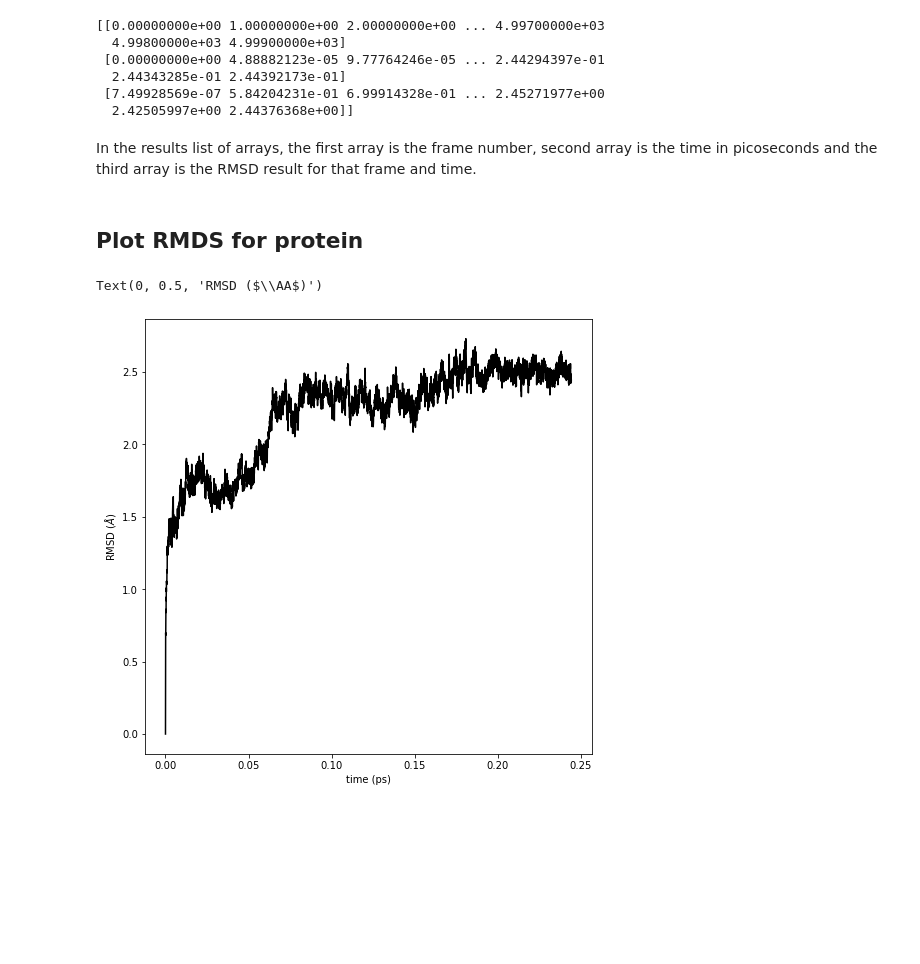
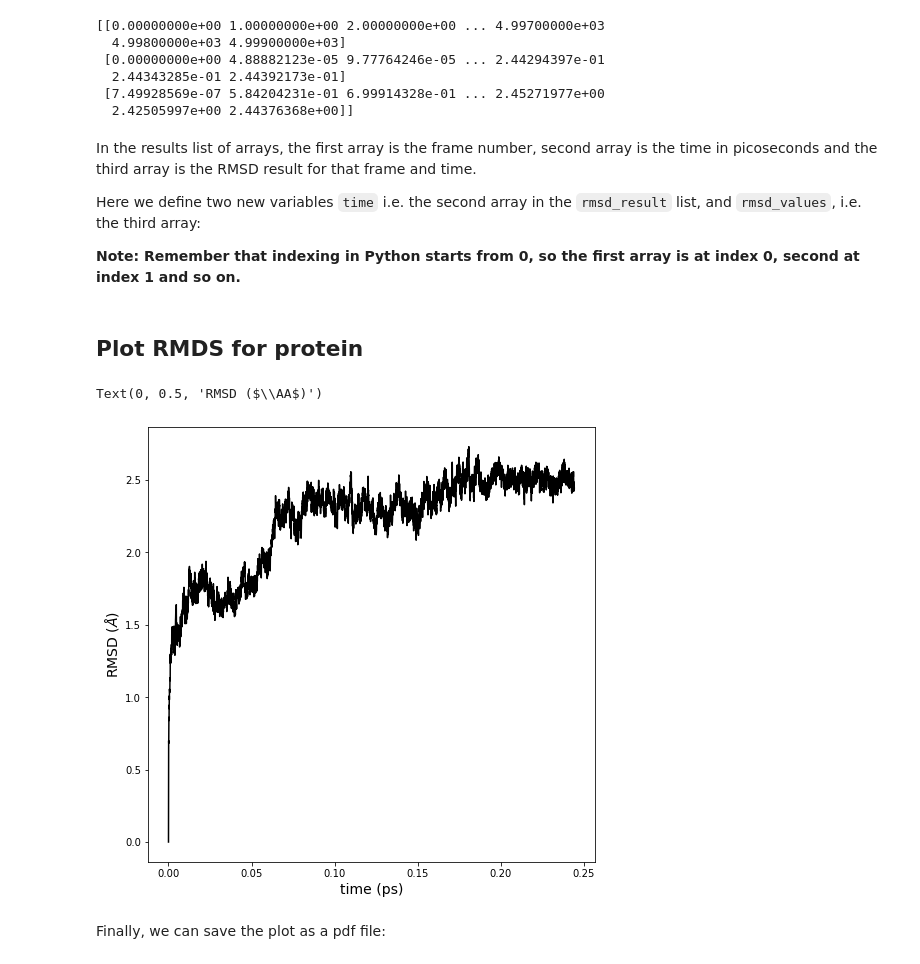
Before and after one commit to jasmin-guven/basic_dynamic_analysis, a Jupyter notebook: analyse.ipynb, the cells around one changed output. Cells and saved outputs as stored; diff of their text form; code cells hidden in the pictures; blank space fills up the shorter version.

```diff
--- a/analyse.ipynb
+++ b/analyse.ipynb
@@ -64,6 +114,10 @@ print(rmsd_result)
   2.42505997e+00 2.44376368e+00]]
 # %% [markdown]
 In the results list of arrays, the first array is the frame number, second array is the time in picoseconds and the third array is the RMSD result for that frame and time.
+
+Here we define two new variables `time` i.e. the second array in the `rmsd_result` list, and `rmsd_values`, i.e. the third array:
+
+**Note: Remember that indexing in Python starts from 0, so the first array is at index 0, second at index 1 and so on.**
 # %%
 time = rmsd_result[1]
 rmsd_values = rmsd_result[2]
@@ -72,9 +126,11 @@ rmsd_values = rmsd_result[2]
 # %%
 fig = plt.figure(figsize=(8, 8))
 ax = fig.add_subplot(111)
 ax.plot(time, rmsd_values, "k-")
 ax.set_xlabel("time (ps)", fontsize = 14)
-ax.set_ylabel(r"RMSD ($\AA$)")
+ax.set_ylabel(r"RMSD ($\AA$)", fontsize = 14)
 # %% [output]
 Text(0, 0.5, 'RMSD ($\\AA$)')
-[figure, old version]
+[figure, new version]
+# %% [markdown]
+Finally, we can save the plot as a pdf file:
```
Also changed, not shown: parts of 38 cells of this notebook, 1 other file.
